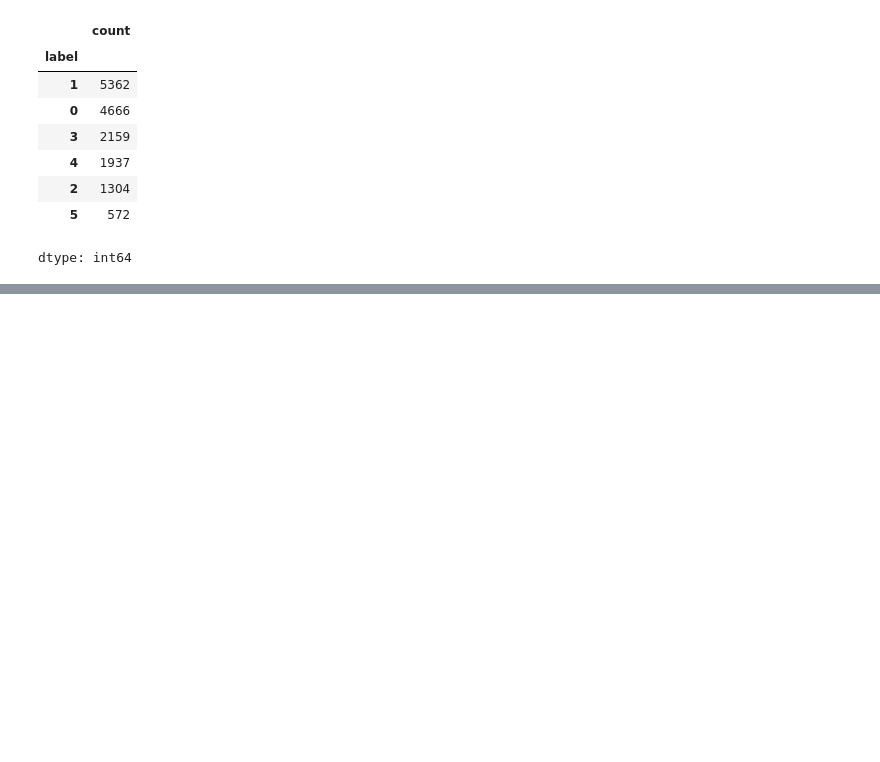
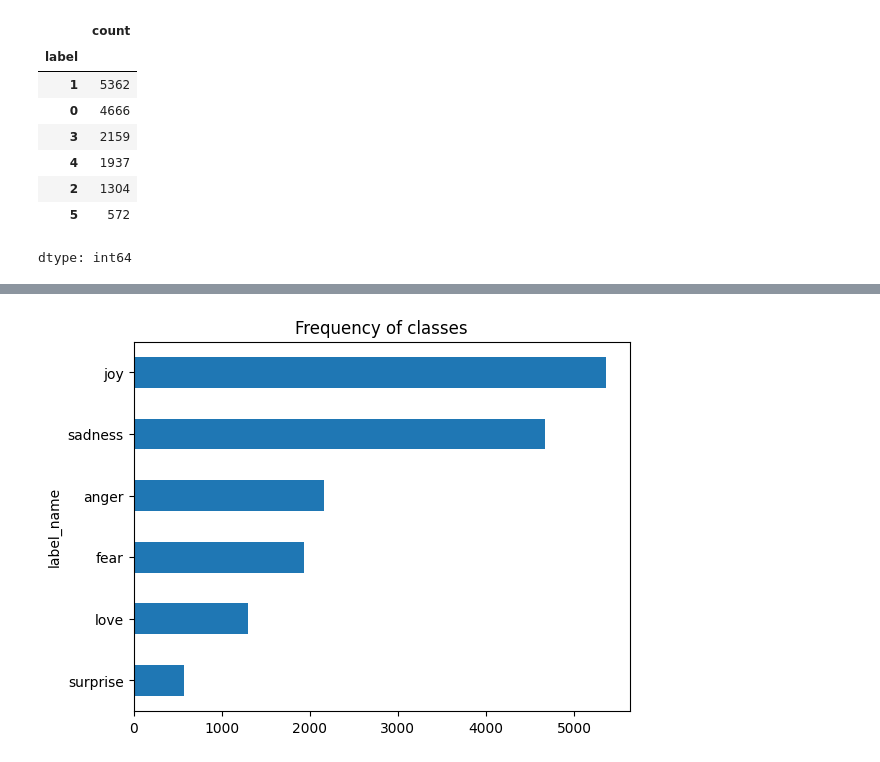
Before and after one commit to Muhammad-Asif10710/Gen-AI, a Jupyter notebook: Github_data_loading_and_analysis.ipynb, the cells around one changed output, grey strips where cells are left out. Saved outputs shown, nothing was run; the diff lists cells and outputs as text; code cells hidden in the pictures; blank space fills up the shorter version.

```diff
--- a/Github_data_loading_and_analysis.ipynb
+++ b/Github_data_loading_and_analysis.ipynb
@@ -75,3 +75,9 @@ df['label'].value_counts()
 | 2 | 1304 |
 | 5 | 572 |
 dtype: int64
+# %%
+import matplotlib.pyplot as plt
+#Matplotlib is a powerful data visualization library in Python, mainly used for creating static, animated, and interactive plots. It works well with NumPy, Pandas, and Seaborn.
+label_counts= df["label_name"].value_counts(ascending=True)
+label_counts
+#shows the classes
@@ -77,0 +94,7 @@ dtype: int64
+# %%
+label_counts.plot.barh()
+#shows value in bar
+plt.title("Frequency of classes")
+plt.show()
+# %% [output]
+[figure, added]
```
Also changed, not shown: parts of 3 cells of this notebook.
